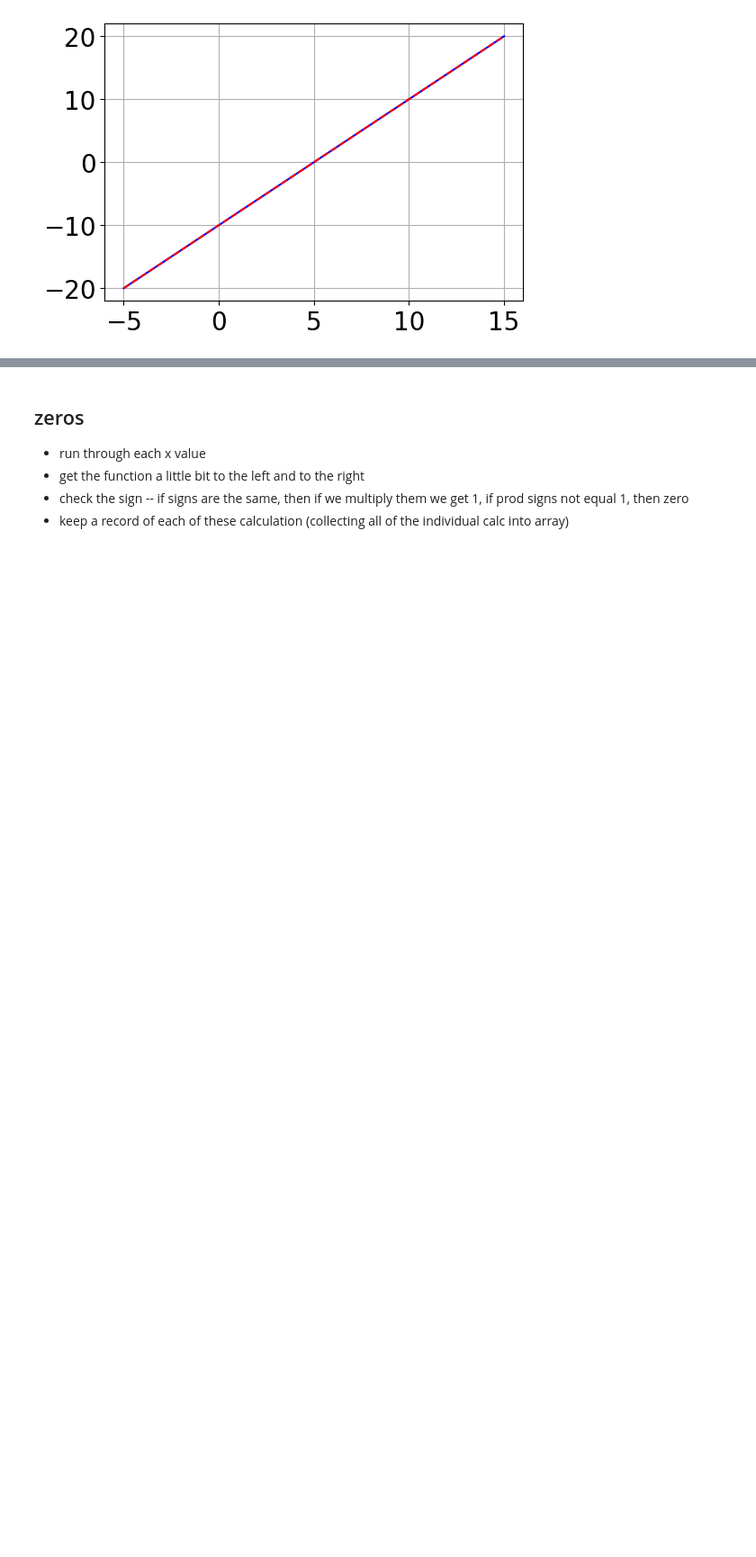
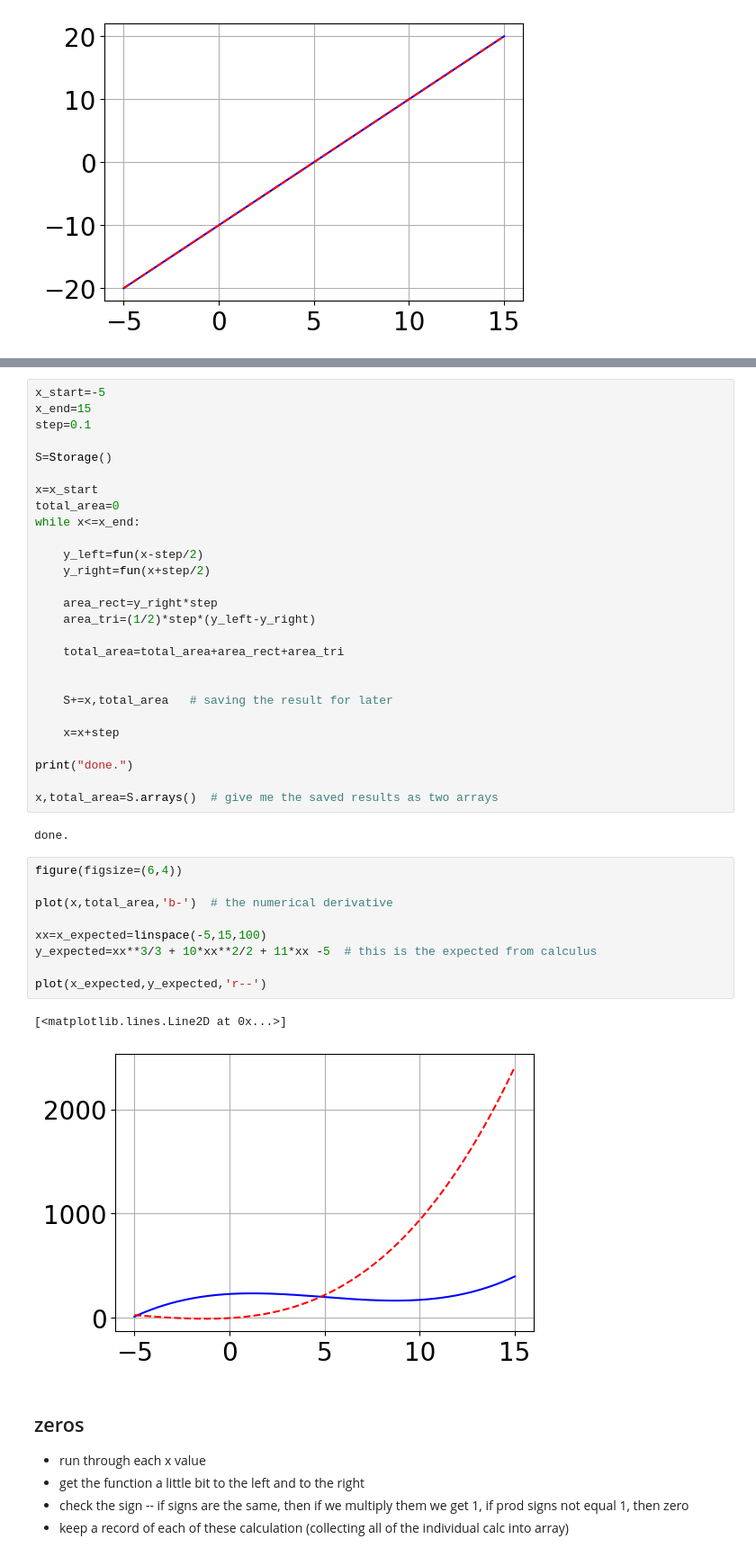
Before and after one commit to bblais/Computer-Programming-for-the-Sciences-Spring-2023, a Jupyter notebook: Sprint #1 - Algorithms and Simulation/2023-02-01 - Taking Derivatives.ipynb, the cells around one changed output, grey strips where cells are left out. Shown at 90% size. Cells and saved outputs as stored; diff of their text form; blank space fills up the shorter version.

```diff
--- a/Sprint #1 - Algorithms and Simulation/2023-02-01 - Taking Derivatives.ipynb
+++ b/Sprint #1 - Algorithms and Simulation/2023-02-01 - Taking Derivatives.ipynb
@@ -103,4 +104,45 @@ plot(x_expected,y_expected,'r--')
 - keep a record of each of these calculation (collecting all of the individual calc into array)
+# %%
+x_start=-5
+x_end=15
+step=0.1
+
+S=Storage()
+
+x=x_start
+total_area=0
+while x<=x_end:
+
+    y_left=fun(x-step/2)
+    y_right=fun(x+step/2)
+
+    area_rect=y_right*step
+    area_tri=(1/2)*step*(y_left-y_right)
+
+    total_area=total_area+area_rect+area_tri
+
+
+    S+=x,total_area   # saving the result for later
+
+    x=x+step
+
+print("done.")
+
+x,total_area=S.arrays()  # give me the saved results as two arrays
+# %% [output]
+done.
+# %%
+figure(figsize=(6,4))
+
+plot(x,total_area,'b-')  # the numerical derivative
+
+xx=x_expected=linspace(-5,15,100)
+y_expected=xx**3/3 + 10*xx**2/2 + 11*xx -5  # this is the expected from calculus
+
+plot(x_expected,y_expected,'r--')
+# %% [output]
+[<matplotlib.lines.Line2D at 0x...>]
+[figure, added]
 # %% [markdown]
 ## zeros
 
```
Also changed, not shown: parts of 2 cells of this notebook, 1 other file.
